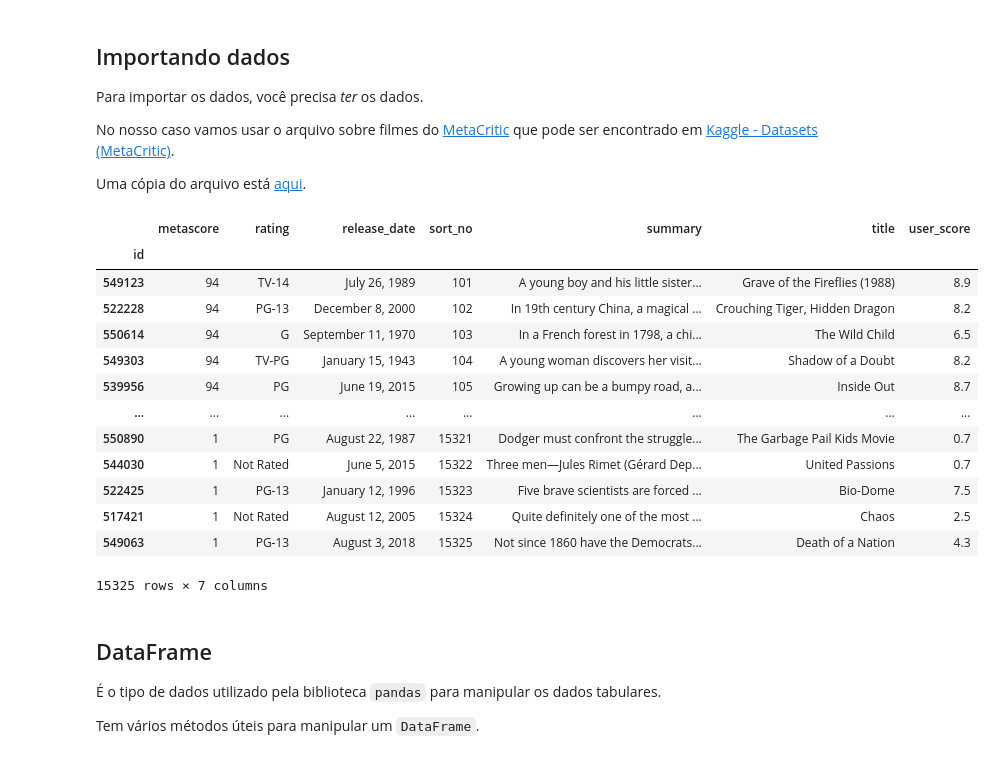
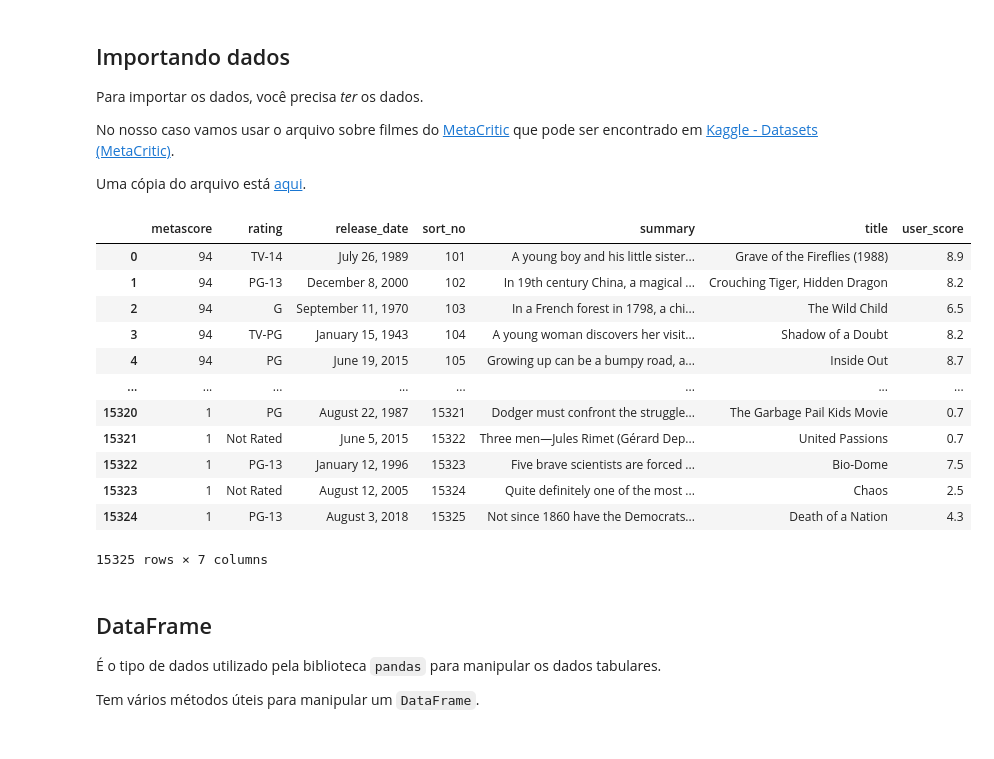
Before and after one commit to ProfRonan/ck0087-fundamentos-de-programacao, a Jupyter notebook: notas_de_aula/extra/intro_pandas.ipynb, the cells around one changed output. Cells and saved outputs as stored; diff of their text form; code cells hidden in the pictures.

```diff
--- a/notas_de_aula/extra/intro_pandas.ipynb
+++ b/notas_de_aula/extra/intro_pandas.ipynb
@@ -18,25 +18,24 @@ No nosso caso vamos usar o arquivo sobre filmes do [MetaCritic](https://www.meta
 
 Uma cópia do arquivo está [aqui](data/movies.csv).
 # %%
-# Importa o arquivo csv (comma separated values) e diz que a coluna de índice é a 'id'
-movies = pandas.read_csv("data/movies.csv", index_col="id")
+# Importa o arquivo csv (comma separated values) e remove a coluna 'id' que não serve para a análise
+movies = pandas.read_csv("data/movies.csv").drop('id', axis=1) #axis=1 é coluna, axis=0 é linha
 
 # Mostra as 5 primeiras e últimas linhas do DataFrame (tipo tabular usado pelo pandas)
 movies
 # %% [output]
 |  | metascore | rating | release_date | sort_no | summary | title | user_score |
-| id |  |  |  |  |  |  |  |
-| 549123 | 94 | TV-14 | July 26, 1989 | 101 | A young boy and his little sister... | Grave of the Fireflies (1988) | 8.9 |
-| 522228 | 94 | PG-13 | December 8, 2000 | 102 | In 19th century China, a magical ... | Crouching Tiger, Hidden Dragon | 8.2 |
-| 550614 | 94 | G | September 11, 1970 | 103 | In a French forest in 1798, a chi... | The Wild Child | 6.5 |
-| 549303 | 94 | TV-PG | January 15, 1943 | 104 | A young woman discovers her visit... | Shadow of a Doubt | 8.2 |
-| 539956 | 94 | PG | June 19, 2015 | 105 | Growing up can be a bumpy road, a... | Inside Out | 8.7 |
+| 0 | 94 | TV-14 | July 26, 1989 | 101 | A young boy and his little sister... | Grave of the Fireflies (1988) | 8.9 |
+| 1 | 94 | PG-13 | December 8, 2000 | 102 | In 19th century China, a magical ... | Crouching Tiger, Hidden Dragon | 8.2 |
+| 2 | 94 | G | September 11, 1970 | 103 | In a French forest in 1798, a chi... | The Wild Child | 6.5 |
+| 3 | 94 | TV-PG | January 15, 1943 | 104 | A young woman discovers her visit... | Shadow of a Doubt | 8.2 |
+| 4 | 94 | PG | June 19, 2015 | 105 | Growing up can be a bumpy road, a... | Inside Out | 8.7 |
 | ... | ... | ... | ... | ... | ... | ... | ... |
-| 550890 | 1 | PG | August 22, 1987 | 15321 | Dodger must confront the struggle... | The Garbage Pail Kids Movie | 0.7 |
-| 544030 | 1 | Not Rated | June 5, 2015 | 15322 | Three men—Jules Rimet (Gérard Dep... | United Passions | 0.7 |
-| 522425 | 1 | PG-13 | January 12, 1996 | 15323 | Five brave scientists are forced ... | Bio-Dome | 7.5 |
-| 517421 | 1 | Not Rated | August 12, 2005 | 15324 | Quite definitely one of the most ... | Chaos | 2.5 |
-| 549063 | 1 | PG-13 | August 3, 2018 | 15325 | Not since 1860 have the Democrats... | Death of a Nation | 4.3 |
+| 15320 | 1 | PG | August 22, 1987 | 15321 | Dodger must confront the struggle... | The Garbage Pail Kids Movie | 0.7 |
+| 15321 | 1 | Not Rated | June 5, 2015 | 15322 | Three men—Jules Rimet (Gérard Dep... | United Passions | 0.7 |
+| 15322 | 1 | PG-13 | January 12, 1996 | 15323 | Five brave scientists are forced ... | Bio-Dome | 7.5 |
+| 15323 | 1 | Not Rated | August 12, 2005 | 15324 | Quite definitely one of the most ... | Chaos | 2.5 |
+| 15324 | 1 | PG-13 | August 3, 2018 | 15325 | Not since 1860 have the Democrats... | Death of a Nation | 4.3 |
 15325 rows × 7 columns
 # %% [markdown]
 ## DataFrame
```
Also changed, not shown: parts of 7 cells of this notebook.
